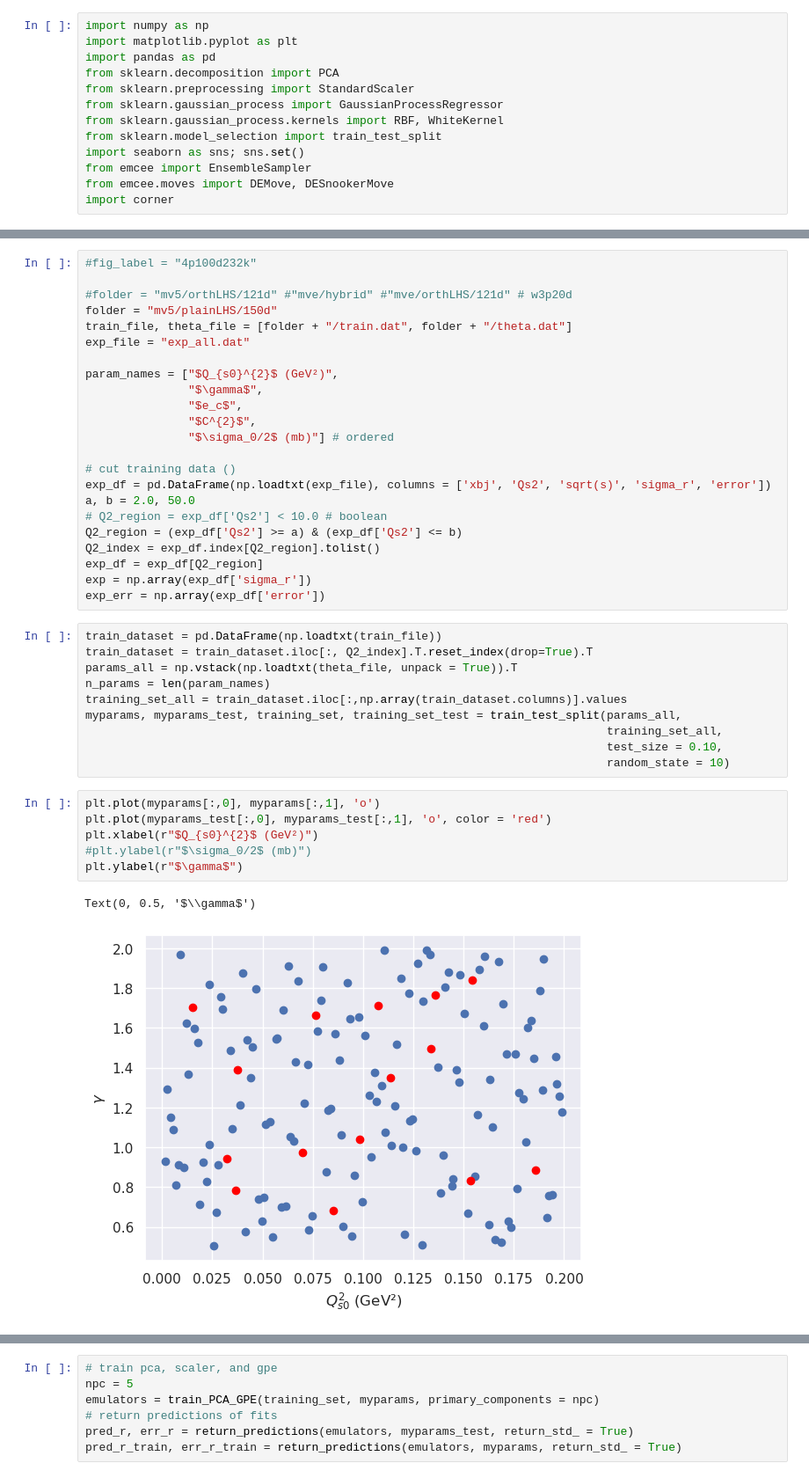
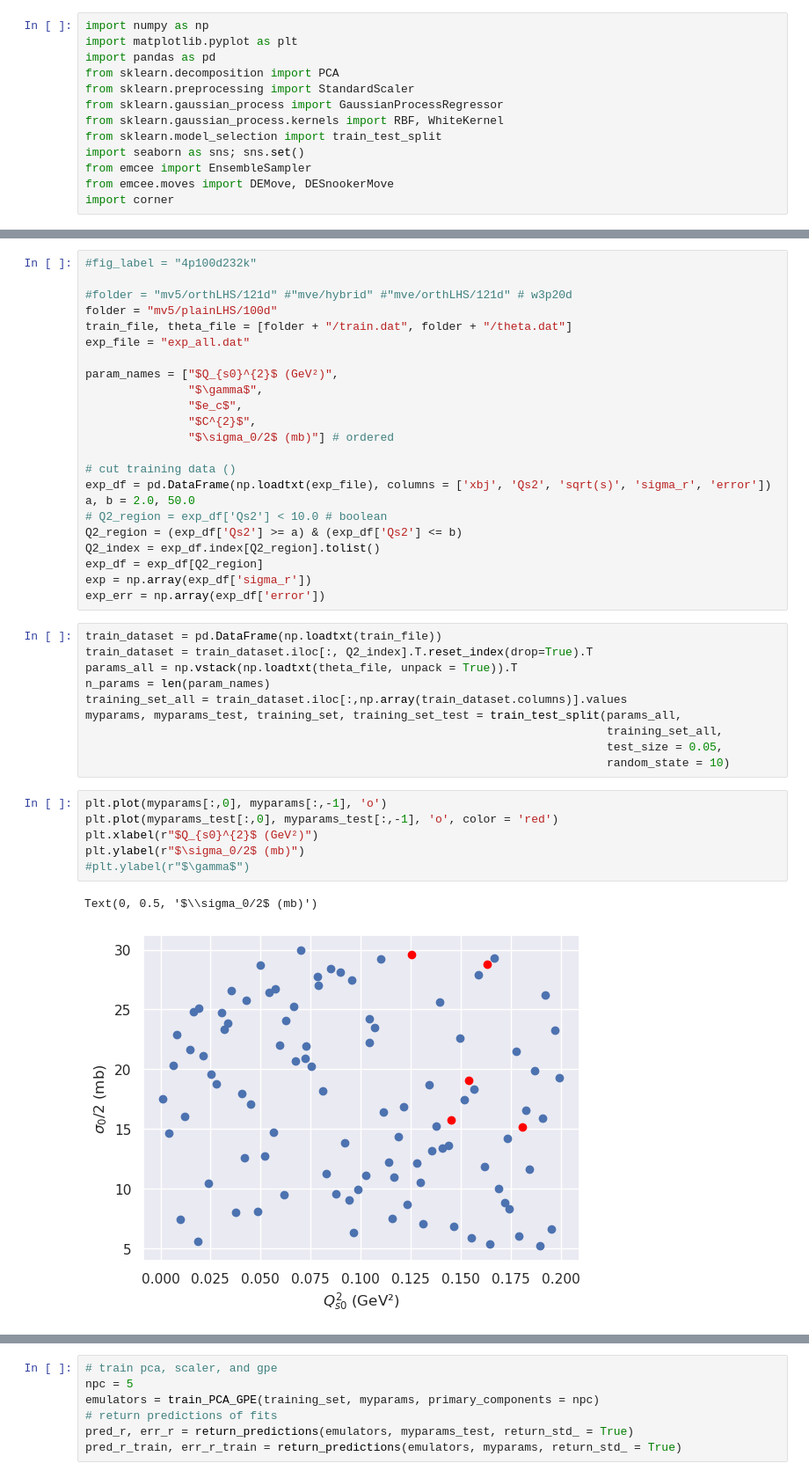
Before and after one commit to camcasuga/BayesianBK, a Jupyter notebook: PCA_GPE_mv5.ipynb, the cells around one changed output, grey strips where cells are left out. Shown at 88% size. Drawn from its saved outputs; the diff is of its cells as text.

```diff
--- a/PCA_GPE_mv5.ipynb
+++ b/PCA_GPE_mv5.ipynb
@@ -109,7 +110,7 @@ def return_samples(p0, l_bounds, u_bounds, n_walkers, n_params, n_samples, n_bur
 #fig_label = "4p100d232k"
 
 #folder = "mv5/orthLHS/121d" #"mve/hybrid" #"mve/orthLHS/121d" # w3p20d
-folder = "mv5/plainLHS/150d"
+folder = "mv5/plainLHS/100d"
 train_file, theta_file = [folder + "/train.dat", folder + "/theta.dat"]
 exp_file = "exp_all.dat"
 
@@ -136,16 +137,16 @@ n_params = len(param_names)
 training_set_all = train_dataset.iloc[:,np.array(train_dataset.columns)].values
 myparams, myparams_test, training_set, training_set_test = train_test_split(params_all,
                                                                             training_set_all,
-                                                                            test_size = 0.10,
+                                                                            test_size = 0.05,
                                                                             random_state = 10)
 # %%
-plt.plot(myparams[:,0], myparams[:,1], 'o')
-plt.plot(myparams_test[:,0], myparams_test[:,1], 'o', color = 'red')
+plt.plot(myparams[:,0], myparams[:,-1], 'o')
+plt.plot(myparams_test[:,0], myparams_test[:,-1], 'o', color = 'red')
 plt.xlabel(r"$Q_{s0}^{2}$ (GeV²)")
-#plt.ylabel(r"$\sigma_0/2$ (mb)")
-plt.ylabel(r"$\gamma$")
+plt.ylabel(r"$\sigma_0/2$ (mb)")
+#plt.ylabel(r"$\gamma$")
 # %% [output]
-Text(0, 0.5, '$\\gamma$')
+Text(0, 0.5, '$\\sigma_0/2$ (mb)')
-[figure, old version]
+[figure, new version]
 # %%
 # space for validating() the gpe emulator
```
Also changed, not shown: parts of 15 cells of this notebook, 11 other files.
